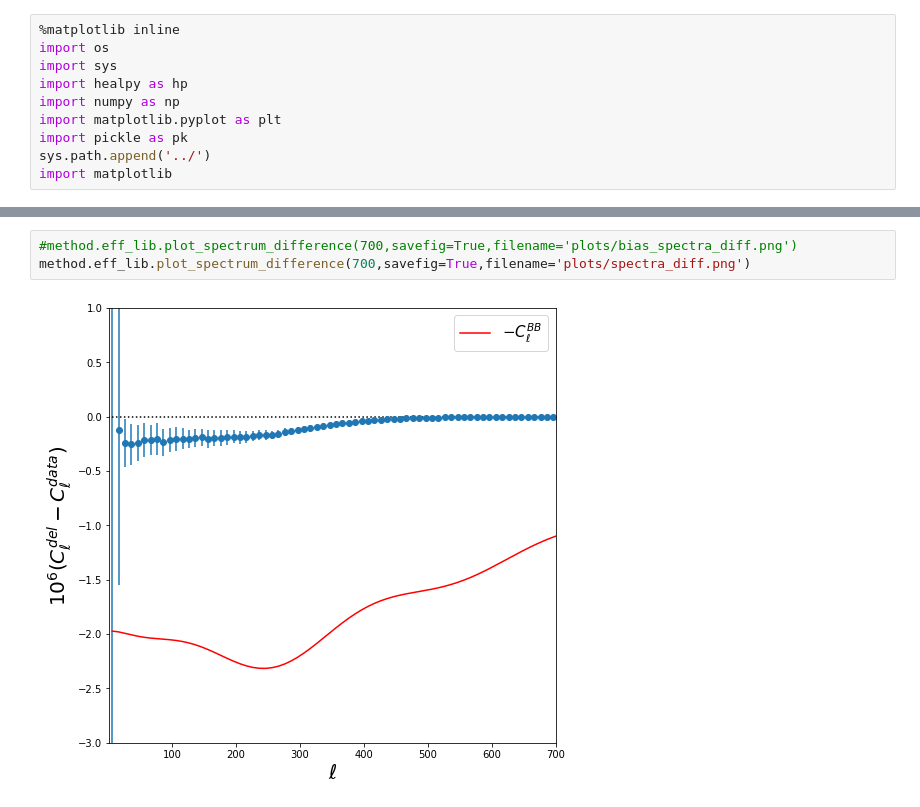
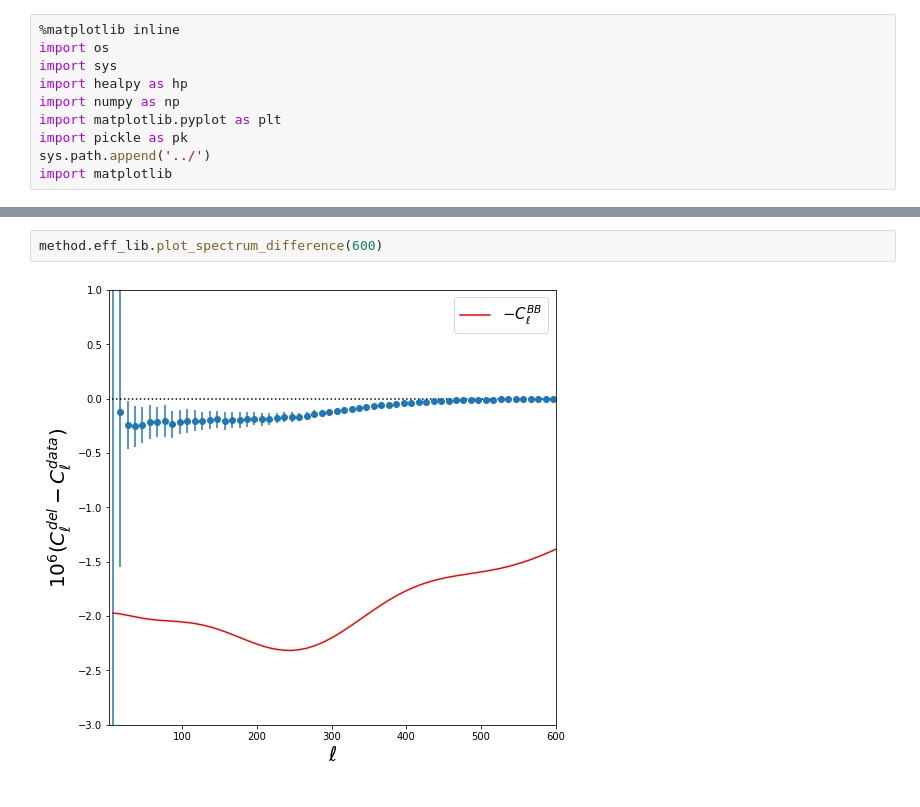
Before and after one commit to antolonappan/s4bird, a Jupyter notebook: Notebooks/Delensing.ipynb, the cells around one changed output, grey strips where cells are left out. Drawn from its saved outputs; the diff is of its cells as text.

```diff
--- a/Notebooks/Delensing.ipynb
+++ b/Notebooks/Delensing.ipynb
@@ -100,5 +26,4 @@ Bad posteriors: 0
-# %%
-#method.eff_lib.plot_spectrum_difference(700,savefig=True,filename='plots/bias_spectra_diff.png')
-method.eff_lib.plot_spectrum_difference(700,savefig=True,filename='plots/spectra_diff.png')
-# %% [output]
-[figure, removed]
+# %%
+method.eff_lib.plot_spectrum_difference(600)
+# %% [output]
+[figure, added]
```
Also changed, not shown: parts of 21 cells of this notebook, 10 other files.
